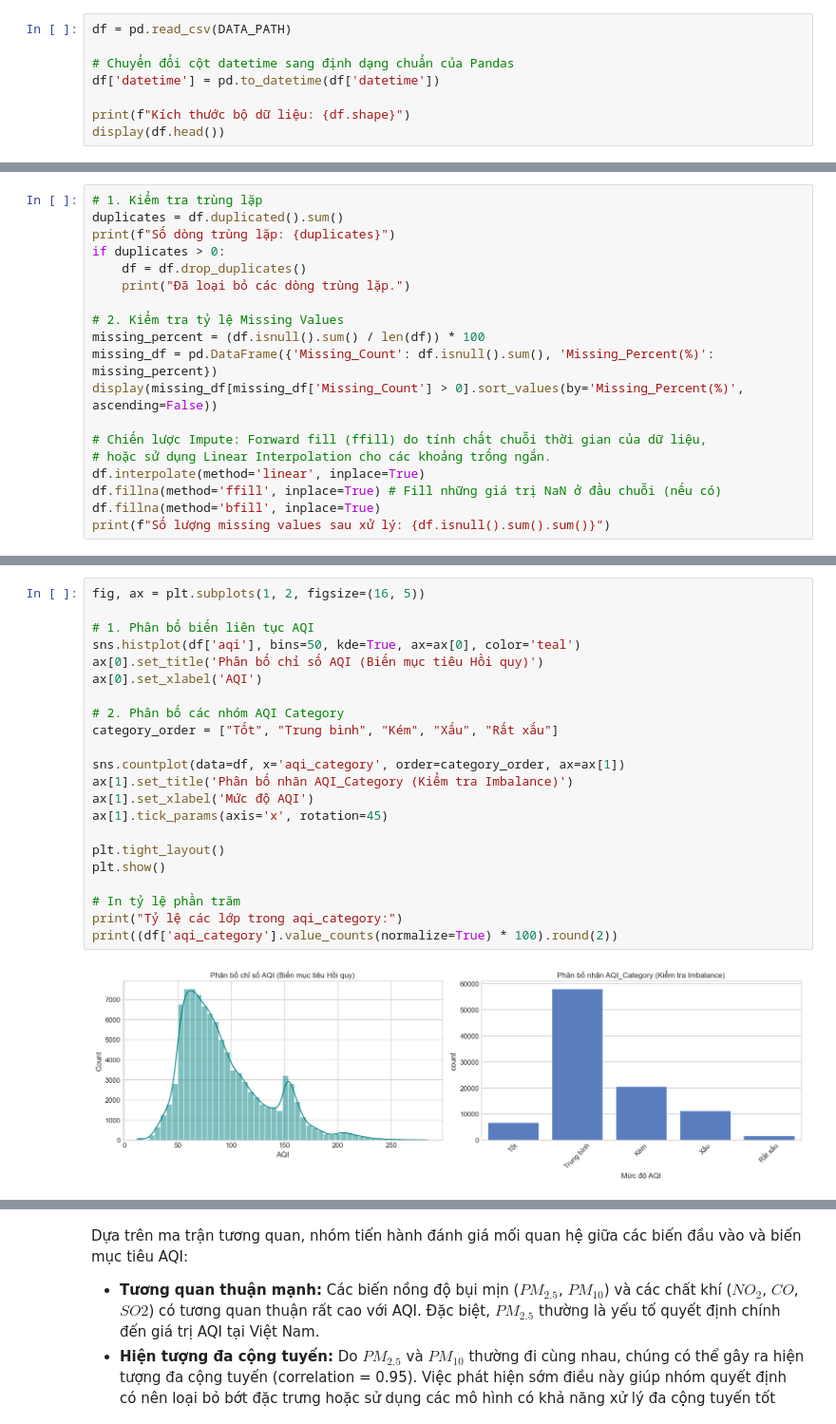
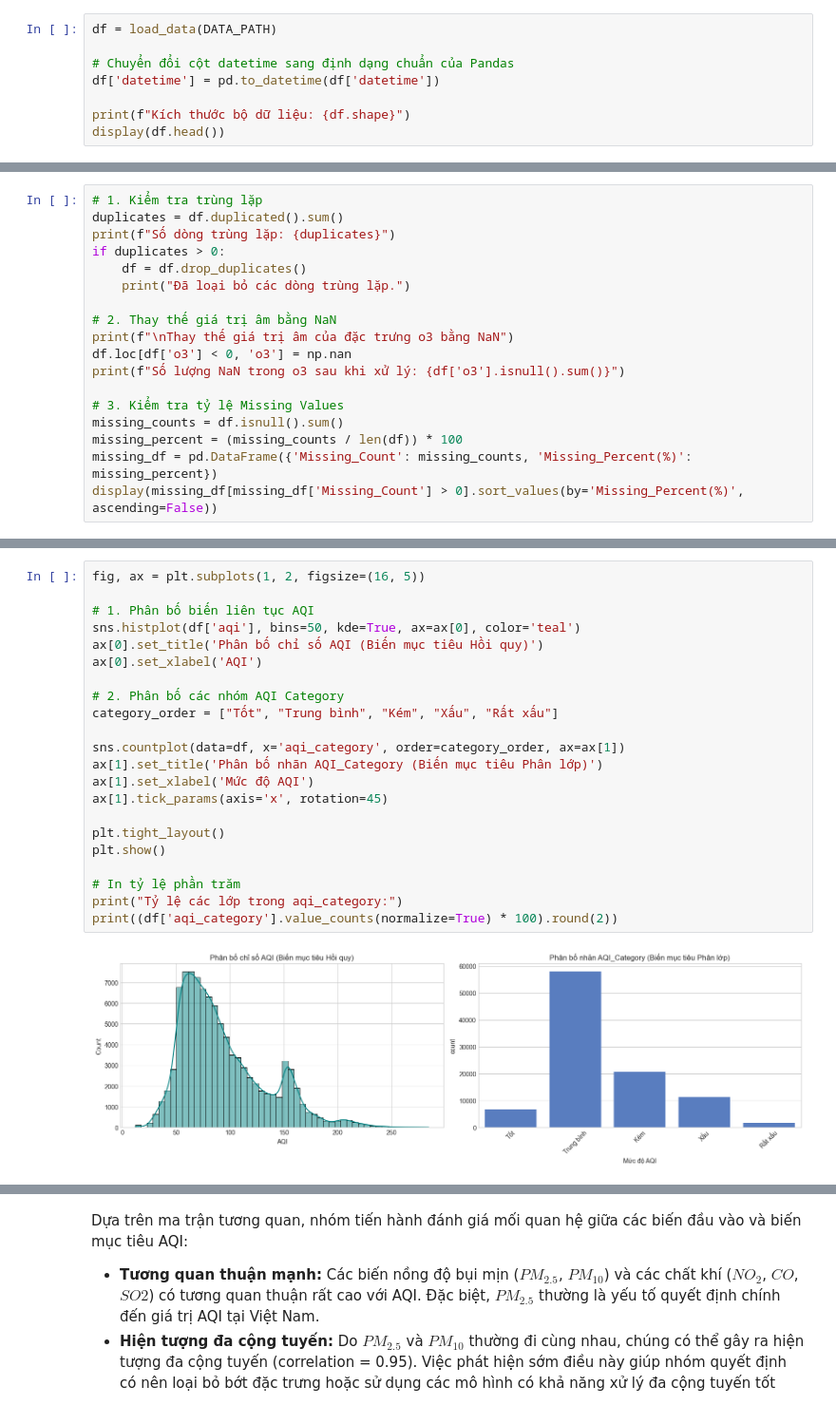
Before and after one commit to kimngoc280105/aqi-vietnam, a Jupyter notebook: code/notebook.ipynb, the cells around one changed output, grey strips where cells are left out. Shown at 95% size. Cells and saved outputs as stored; diff of their text form.

```diff
--- a/code/notebook.ipynb
+++ b/code/notebook.ipynb
@@ -71,5 +106,5 @@ Tiến hành đọc file `all_cities.csv` từ thư mục `processed`. Dữ li
 # %%
-df = pd.read_csv(DATA_PATH)
+df = load_data(DATA_PATH)
 
 # Chuyển đổi cột datetime sang định dạng chuẩn của Pandas
 df['datetime'] = pd.to_datetime(df['datetime'])
@@ -98,16 +174,15 @@ if duplicates > 0:
     df = df.drop_duplicates()
     print("Đã loại bỏ các dòng trùng lặp.")
 
-# 2. Kiểm tra tỷ lệ Missing Values
-missing_percent = (df.isnull().sum() / len(df)) * 100
-missing_df = pd.DataFrame({'Missing_Count': df.isnull().sum(), 'Missing_Percent(%)': missing_percent})
+# 2. Thay thế giá trị âm bằng NaN
+print(f"\nThay thế giá trị âm của đặc trưng o3 bằng NaN")
+df.loc[df['o3'] < 0, 'o3'] = np.nan
+print(f"Số lượng NaN trong o3 sau khi xử lý: {df['o3'].isnull().sum()}")
+
+# 3. Kiểm tra tỷ lệ Missing Values
+missing_counts = df.isnull().sum()
+missing_percent = (missing_counts / len(df)) * 100
+missing_df = pd.DataFrame({'Missing_Count': missing_counts, 'Missing_Percent(%)': missing_percent})
 display(missing_df[missing_df['Missing_Count'] > 0].sort_values(by='Missing_Percent(%)', ascending=False))
-
-# Chiến lược Impute: Forward fill (ffill) do tính chất chuỗi thời gian của dữ liệu,
-# hoặc sử dụng Linear Interpolation cho các khoảng trống ngắn.
-df.interpolate(method='linear', inplace=True)
-df.fillna(method='ffill', inplace=True) # Fill những giá trị NaN ở đầu chuỗi (nếu có)
-df.fillna(method='bfill', inplace=True)
-print(f"Số lượng missing values sau xử lý: {df.isnull().sum().sum()}")
 # %% [output]
 Số dòng trùng lặp: 0
@@ -147,27 +222,27 @@ Kiểm tra xem dữ liệu có bị mất cân bằng (class imbalance) không
 # %%
 fig, ax = plt.subplots(1, 2, figsize=(16, 5))
 
 # 1. Phân bố biến liên tục AQI
 sns.histplot(df['aqi'], bins=50, kde=True, ax=ax[0], color='teal')
 ax[0].set_title('Phân bố chỉ số AQI (Biến mục tiêu Hồi quy)')
 ax[0].set_xlabel('AQI')
 
 # 2. Phân bố các nhóm AQI Category
 category_order = ["Tốt", "Trung bình", "Kém", "Xấu", "Rất xấu"]
 
 sns.countplot(data=df, x='aqi_category', order=category_order, ax=ax[1])
-ax[1].set_title('Phân bố nhãn AQI_Category (Kiểm tra Imbalance)')
+ax[1].set_title('Phân bố nhãn AQI_Category (Biến mục tiêu Phân lớp)')
 ax[1].set_xlabel('Mức độ AQI')
 ax[1].tick_params(axis='x', rotation=45)
 
 plt.tight_layout()
 plt.show()
 
 # In tỷ lệ phần trăm
 print("Tỷ lệ các lớp trong aqi_category:")
 print((df['aqi_category'].value_counts(normalize=True) * 100).round(2))
 # %% [output]
-[figure, old version]
+[figure, new version]
 Tỷ lệ các lớp trong aqi_category:
 aqi_category
 Trung bình    59.06
```
Also changed, not shown: parts of 20 cells of this notebook, 1 other file.
